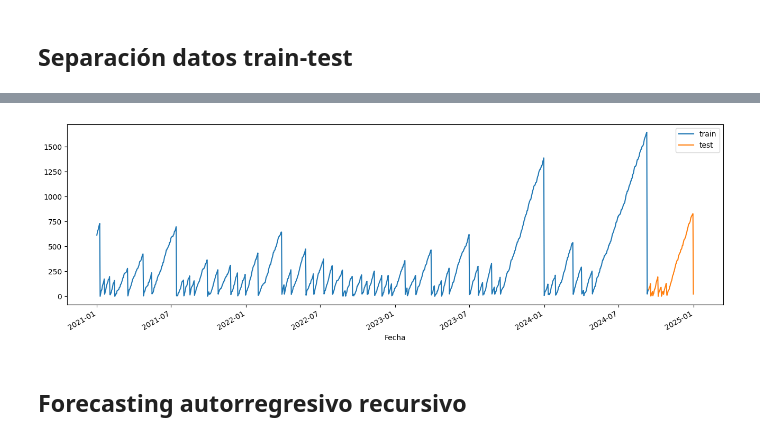
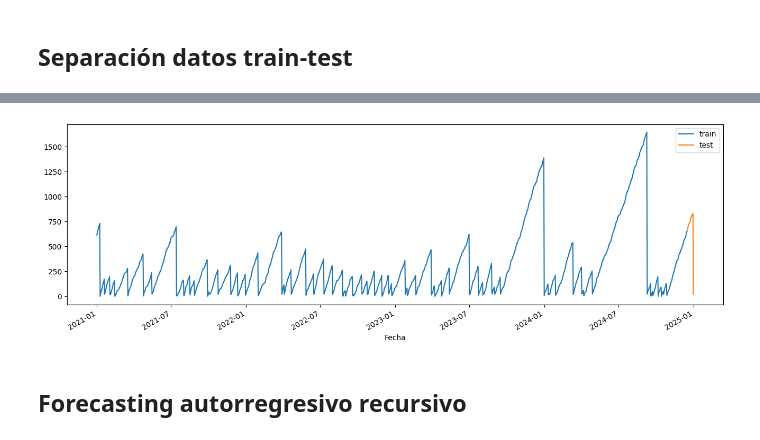
Before and after one commit to ricardoahumada/DataExpert, a Jupyter notebook: src/3.etapa4_Train.ipynb, the cells around one changed output, grey strips where cells are left out. Cells and saved outputs as stored; diff of their text form; code cells hidden in the pictures.

```diff
--- a/src/3.etapa4_Train.ipynb
+++ b/src/3.etapa4_Train.ipynb
@@ -95,7 +72,7 @@ ValueError: Lengths must match to compare
 # %% [markdown]
 ## Separación datos train-test
 # %%
-steps = 110
+steps = 15
 datos_train = equipo_fq[:-steps]
 datos_test  = equipo_fq[-steps:]
 print(f"Fechas train : {datos_train.index.min()} --- {datos_train.index.max()}  (n={len(datos_train)})")
@@ -111,4 +88,4 @@ Fechas test  : 2024-09-13 00:00:00 --- 2024-12-31 00:00:00  (n=110)
-[figure, old version]
+[figure, new version]
 # %% [markdown]
 ##  Forecasting autorregresivo recursivo
 # %%
```
Also changed, not shown: parts of 12 cells of this notebook.
